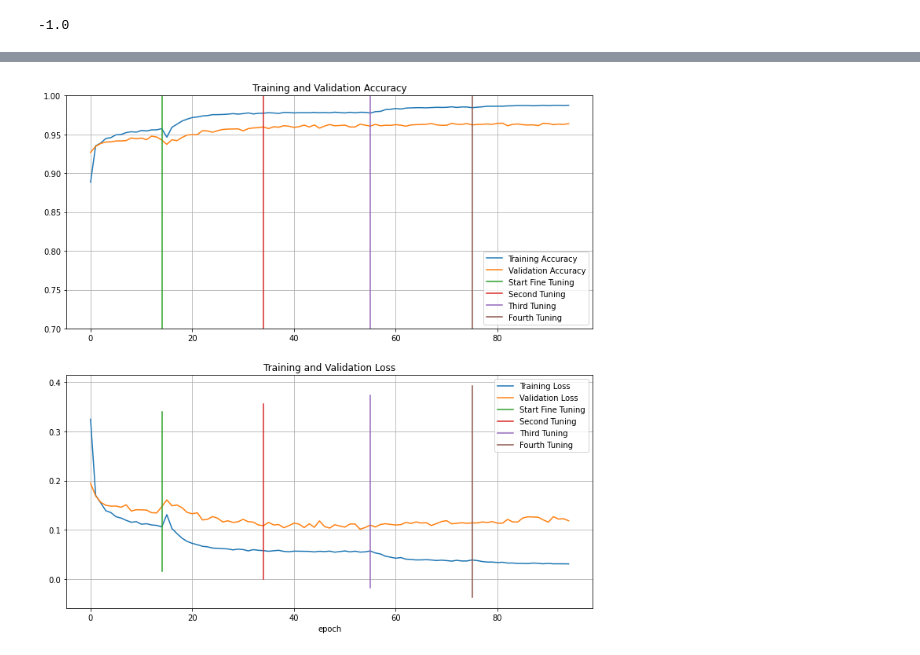
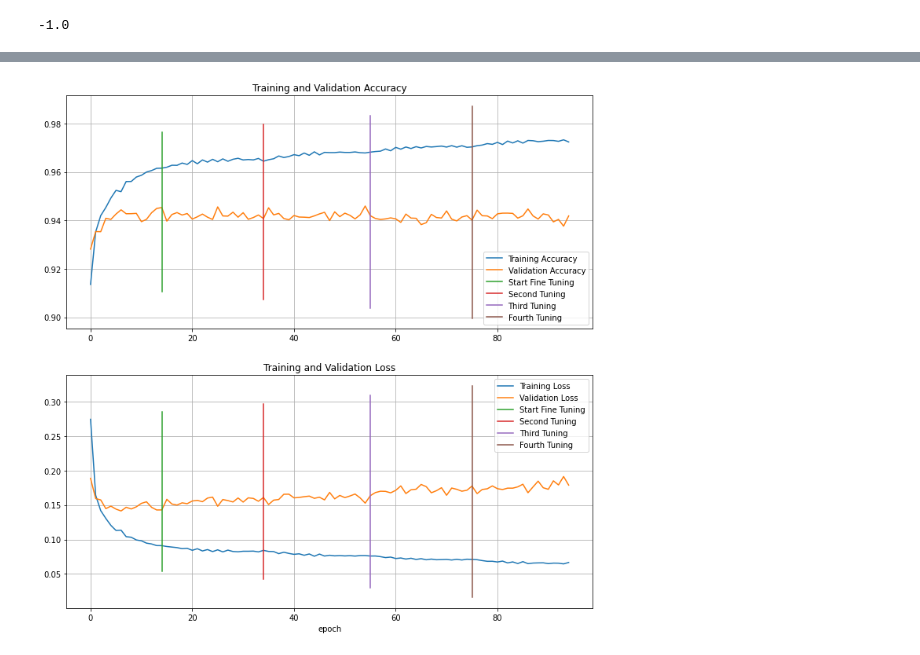
Before and after one commit to ShivamShrirao/GarbageDetectV2, a Jupyter notebook: GarbageDetectV2.ipynb, the cells around one changed output, grey strips where cells are left out. Drawn from its saved outputs; the diff is of its cells as text; code cells hidden in the pictures.

```diff
--- a/GarbageDetectV2.ipynb
+++ b/GarbageDetectV2.ipynb
@@ -77,17 +73,19 @@ out.shape
 # %%
 num_classes = 1
 # %%
-sf = tf.keras.layers.Conv2D(128, kernel_size=1, strides=1)(base_model.output) # try batch norm
+inputs = tf.keras.Input(shape=(None, None, 3))
+sf = base_model(inputs, training=False)
+sf = tf.keras.layers.Conv2D(128, kernel_size=1, strides=1)(sf)
 sf = tf.keras.layers.Activation(mobilenet_v3.hard_swish)(sf)
 sf = tf.keras.layers.Conv2DTranspose(64, kernel_size=3, strides=2, padding="same")(sf)
 sf = tf.keras.layers.Activation(mobilenet_v3.hard_swish)(sf)
 sf = tf.keras.layers.Conv2D(num_classes, kernel_size=1, strides=1)(sf)
-sf = tf.keras.layers.Activation('sigmoid')(sf)
+# sf = tf.keras.layers.Activation('sigmoid')(sf)
 sf.shape
 # %% [output]
 TensorShape([None, None, None, 1])
 # %%
-model = tf.keras.models.Model(base_model.input, outputs=sf)
+model = tf.keras.models.Model(inputs, outputs=sf)
 # %%
 model.summary()
 # %% [output]
@@ -111,7 +109,7 @@ ________________________________________________________________________________
 # %%
 base_learning_rate = 0.001
 model.compile(optimizer=tf.keras.optimizers.Adam(lr=base_learning_rate),
-              loss=tf.keras.losses.BinaryCrossentropy(),
+              loss=tf.keras.losses.BinaryCrossentropy(from_logits=True),
               metrics=['accuracy']
               )
 # %%
@@ -267,7 +265,7 @@ for lyr in model.layers[-57:]:
     lyr.trainable=True
 # %%
-model.compile(optimizer=tf.keras.optimizers.Adam(lr=base_learning_rate/40),
-              loss=tf.keras.losses.BinaryCrossentropy(),
+model.compile(optimizer=tf.keras.optimizers.Adam(lr=base_learning_rate/10),
+              loss=tf.keras.losses.BinaryCrossentropy(from_logits=True),
               metrics=['accuracy'])
 # %%
 history_fine = model.fit(train_ds,
@@ -309,32 +307,32 @@ fourth_tune = 75
 fifth_tune = 95
 
 plt.figure(figsize=(12, 12))
 plt.subplot(2, 1, 1)
 plt.plot(acc[:95], label='Training Accuracy')
 plt.plot(val_acc[:95], label='Validation Accuracy')
-plt.ylim([0.7, 1])
+# plt.ylim([0.7, 1])
 plt.plot([initial_epochs,initial_epochs], plt.ylim(), label='Start Fine Tuning')
 plt.plot([second_tune,second_tune], plt.ylim(), label='Second Tuning')
 plt.plot([third_tune,third_tune], plt.ylim(), label='Third Tuning')
 plt.plot([fourth_tune,fourth_tune], plt.ylim(), label='Fourth Tuning')
 # plt.plot([fifth_tune,fifth_tune], plt.ylim(), label='Fifth Tuning')
 plt.legend(loc='lower right')
 plt.title('Training and Validation Accuracy')
 plt.grid()
 
 plt.subplot(2, 1, 2)
 plt.plot(loss[:95], label='Training Loss')
 plt.plot(val_loss[:95], label='Validation Loss')
 # plt.ylim([0, 0.8])
 plt.plot([initial_epochs,initial_epochs], plt.ylim(), label='Start Fine Tuning')
 plt.plot([second_tune,second_tune], plt.ylim(), label='Second Tuning')
 plt.plot([third_tune,third_tune], plt.ylim(), label='Third Tuning')
 plt.plot([fourth_tune,fourth_tune], plt.ylim(), label='Fourth Tuning')
 # plt.plot([fifth_tune,fifth_tune], plt.ylim(), label='Fifth Tuning')
 plt.legend(loc='upper right')
 plt.title('Training and Validation Loss')
 plt.xlabel('epoch')
 plt.grid()
 plt.show()
 # %% [output]
-[figure, old version]
+[figure, new version]
```
Also changed, not shown: parts of 21 cells of this notebook, 4 other files.
